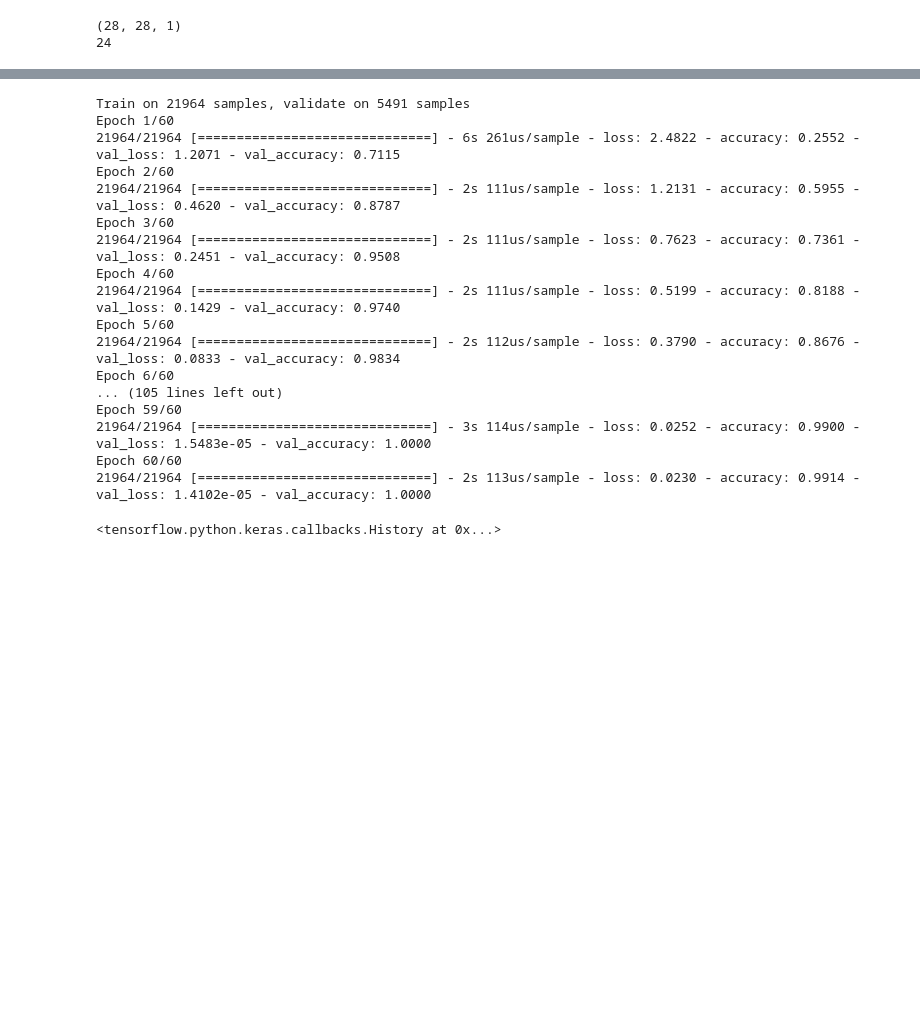
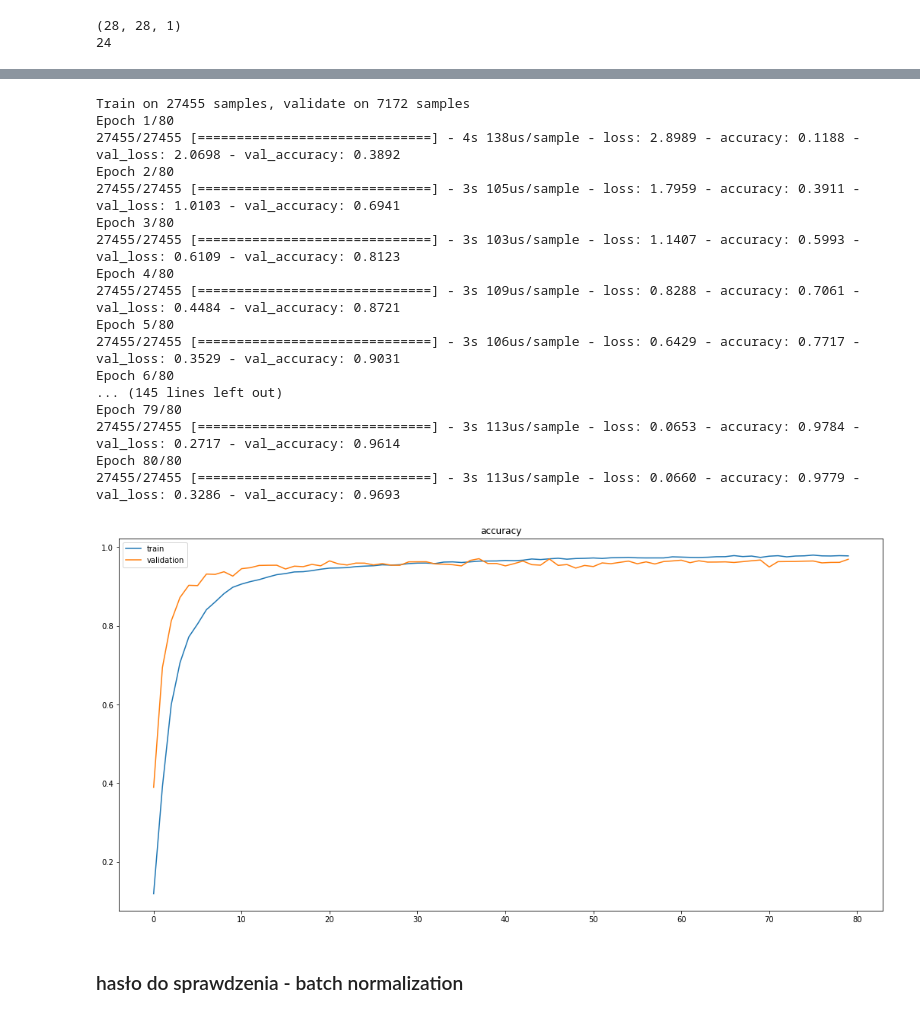
Before and after one commit to infoshareacademy/jdsz4-PandP, a Jupyter notebook: projekt_dl/Trening modelu.ipynb, the cells around one changed output, grey strips where cells are left out. Saved outputs shown, nothing was run; the diff lists cells and outputs as text; code cells hidden in the pictures; blank space fills up the shorter version.

Commit message:
aktualizacja modelu treningowego plus zapisany model
po odpaleniu całego notebooka, model zostanie nadpisany

```diff
--- a/projekt_dl/Trening modelu.ipynb
+++ b/projekt_dl/Trening modelu.ipynb
@@ -73,24 +94,50 @@ _validation_split = 0.2
+# %%
+_batch_size = 128
+_epochs = 80
+_validation_split = 0.0
+
+if _validation_split == 0.0:
+    _val_data = (x_test,y_test)
+else:
+    _val_data = None
 # %%
-base_model.fit(x_train, y_train, epochs=_epochs, batch_size=_batch_size, validation_split=_validation_split)
+history = base_model.fit(x_train, y_train, epochs=_epochs, batch_size=_batch_size, validation_split = _validation_split, validation_data = _val_data )
+
+# od biedy można sobie zapisać "co któryś model", żeby łatwo z niego skorzystać
 # %% [output]
-Train on 21964 samples, validate on 5491 samples
-Epoch 1/60
-21964/21964 [==============================] - 6s 261us/sample - loss: 2.4822 - accuracy: 0.2552 - val_loss: 1.2071 - val_accuracy: 0.7115
-Epoch 2/60
-21964/21964 [==============================] - 2s 111us/sample - loss: 1.2131 - accuracy: 0.5955 - val_loss: 0.4620 - val_accuracy: 0.8787
-Epoch 3/60
-21964/21964 [==============================] - 2s 111us/sample - loss: 0.7623 - accuracy: 0.7361 - val_loss: 0.2451 - val_accuracy: 0.9508
-Epoch 4/60
-21964/21964 [==============================] - 2s 111us/sample - loss: 0.5199 - accuracy: 0.8188 - val_loss: 0.1429 - val_accuracy: 0.9740
-Epoch 5/60
-21964/21964 [==============================] - 2s 112us/sample - loss: 0.3790 - accuracy: 0.8676 - val_loss: 0.0833 - val_accuracy: 0.9834
-Epoch 6/60
-... (105 lines left out)
-Epoch 59/60
-21964/21964 [==============================] - 3s 114us/sample - loss: 0.0252 - accuracy: 0.9900 - val_loss: 1.5483e-05 - val_accuracy: 1.0000
-Epoch 60/60
-21964/21964 [==============================] - 2s 113us/sample - loss: 0.0230 - accuracy: 0.9914 - val_loss: 1.4102e-05 - val_accuracy: 1.0000
+Train on 27455 samples, validate on 7172 samples
+Epoch 1/80
+27455/27455 [==============================] - 4s 138us/sample - loss: 2.8989 - accuracy: 0.1188 - val_loss: 2.0698 - val_accuracy: 0.3892
+Epoch 2/80
+27455/27455 [==============================] - 3s 105us/sample - loss: 1.7959 - accuracy: 0.3911 - val_loss: 1.0103 - val_accuracy: 0.6941
+Epoch 3/80
+27455/27455 [==============================] - 3s 103us/sample - loss: 1.1407 - accuracy: 0.5993 - val_loss: 0.6109 - val_accuracy: 0.8123
+Epoch 4/80
+27455/27455 [==============================] - 3s 109us/sample - loss: 0.8288 - accuracy: 0.7061 - val_loss: 0.4484 - val_accuracy: 0.8721
+Epoch 5/80
+27455/27455 [==============================] - 3s 106us/sample - loss: 0.6429 - accuracy: 0.7717 - val_loss: 0.3529 - val_accuracy: 0.9031
+Epoch 6/80
+... (145 lines left out)
+Epoch 79/80
+27455/27455 [==============================] - 3s 113us/sample - loss: 0.0653 - accuracy: 0.9784 - val_loss: 0.2717 - val_accuracy: 0.9614
+Epoch 80/80
+27455/27455 [==============================] - 3s 113us/sample - loss: 0.0660 - accuracy: 0.9779 - val_loss: 0.3286 - val_accuracy: 0.9693
-<tensorflow.python.keras.callbacks.History at 0x...>
+# %%
+# rysowanie historii błędu
+fig = plt.figure(figsize=(18,9))
+#plt.plot(history.history['loss'])
+
+plt.plot(history.history['accuracy'])
+plt.plot(history.history['val_accuracy'])
+
+plt.legend(["train", "validation"])
+
+plt.title('accuracy')
+plt.show()
+# %% [output]
+[figure, added]
+# %% [markdown]
+### hasło do sprawdzenia - batch normalization
 # %%
 results = base_model.evaluate(x_test, y_test, batch_size=len(x_test), verbose=0)
 print("\n[!] Evaluation results:")
```
Also changed, not shown: parts of 8 cells of this notebook, 1 other file.
